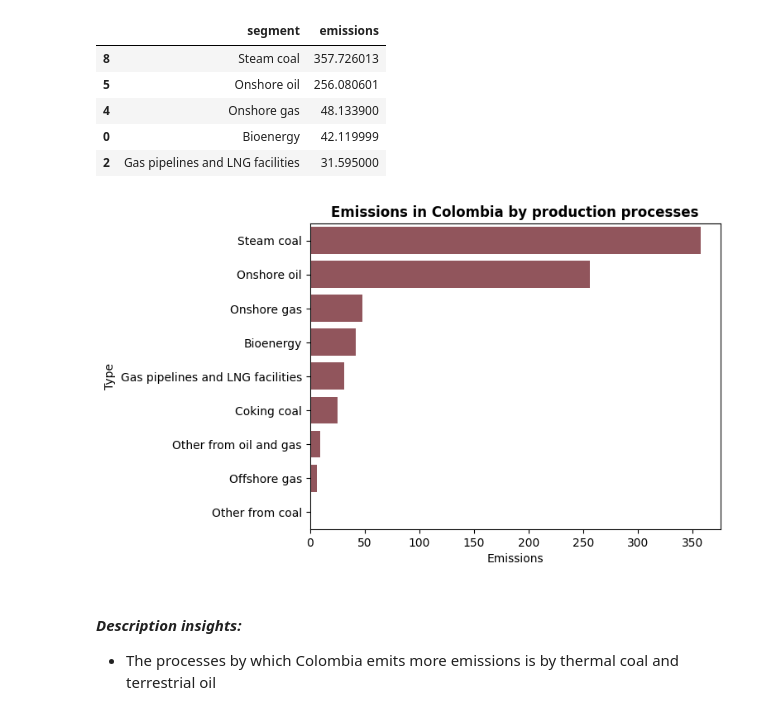
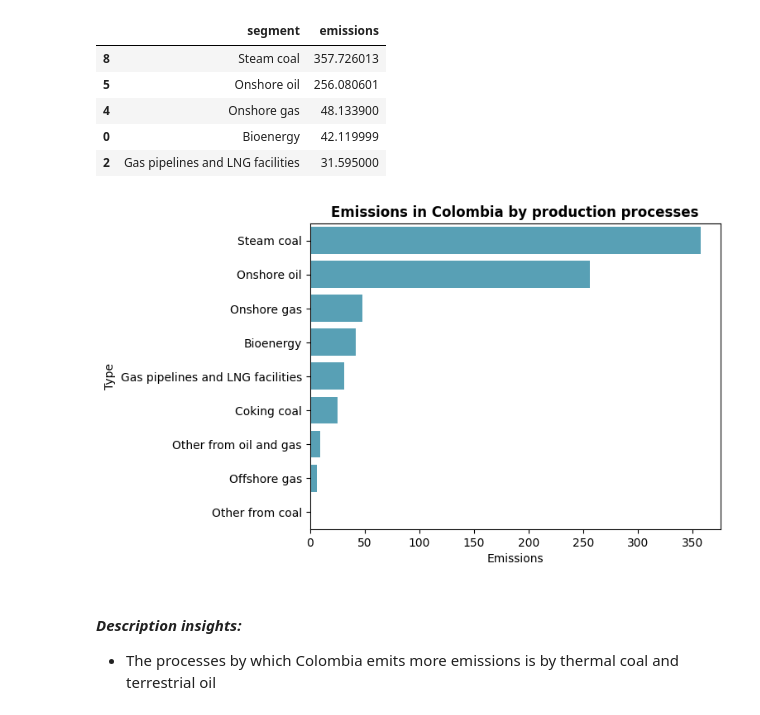
Before and after one commit to William-CCS96/matplotlib_seaborn_libraries_global_methane_emissions, a Jupyter notebook: notebooks/0_0_matplotlib_seaborn-libraries_global_methane_emissions.ipynb, the cells around one changed output. Cells and saved outputs as stored; diff of their text form; code cells hidden in the pictures.

```diff
--- a/notebooks/0_0_matplotlib_seaborn-libraries_global_methane_emissions.ipynb
+++ b/notebooks/0_0_matplotlib_seaborn-libraries_global_methane_emissions.ipynb
@@ -57,3 +55,5 @@ colors=["#9b4b54","#c79fa4"]
+# %%
+colors = ["#49A8C4", "#0E3547", "#6B6B6B"]
 # %%
 sns.barplot(data = df_emissions, y ="region", x ="emissions", hue = "baseYear", errorbar=None, palette=colors)
 plt.title("Emissions by region and year (kiloton)")
@@ -433,13 +427,13 @@ df_colombia_emmision.head()
 | 0 | Bioenergy | 42.119999 |
 | 2 | Gas pipelines and LNG facilities | 31.595000 |
 # %%
-sns.barplot(data=df_colombia_emmision, x="emissions", y="segment", errorbar=None, color="#9b4b54")
+sns.barplot(data=df_colombia_emmision, x="emissions", y="segment", errorbar=None, color = colors[0])
 plt.xlabel("Emissions")
 plt.ylabel("Type")
 plt.title("Emissions in Colombia by production processes", fontweight="bold")
 plt.show()
 # %% [output]
-[figure, old version]
+[figure, new version]
 # %% [markdown]
 #### *Description insights:*
 * The processes by which Colombia emits more emissions is by thermal coal and terrestrial oil
```
Also changed, not shown: parts of 10 cells of this notebook, 1 other file.
